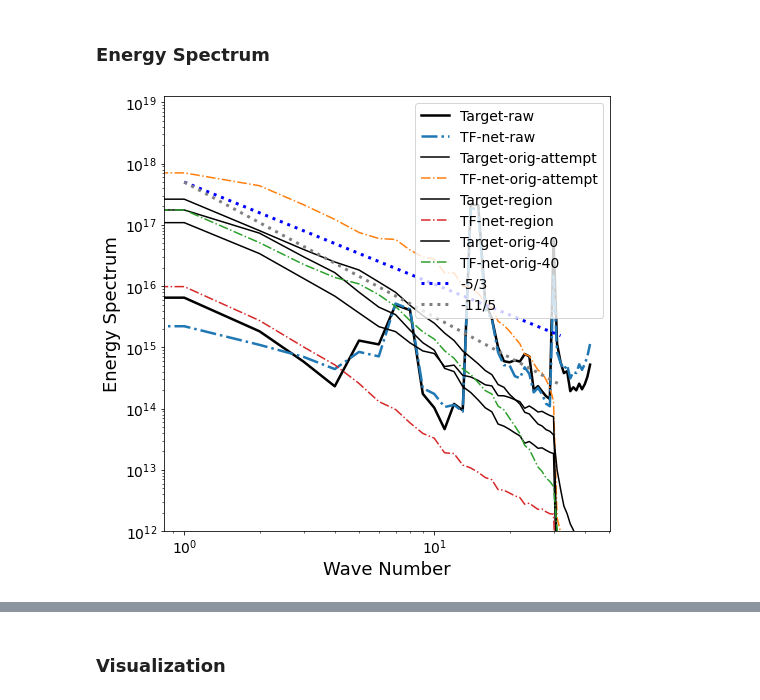
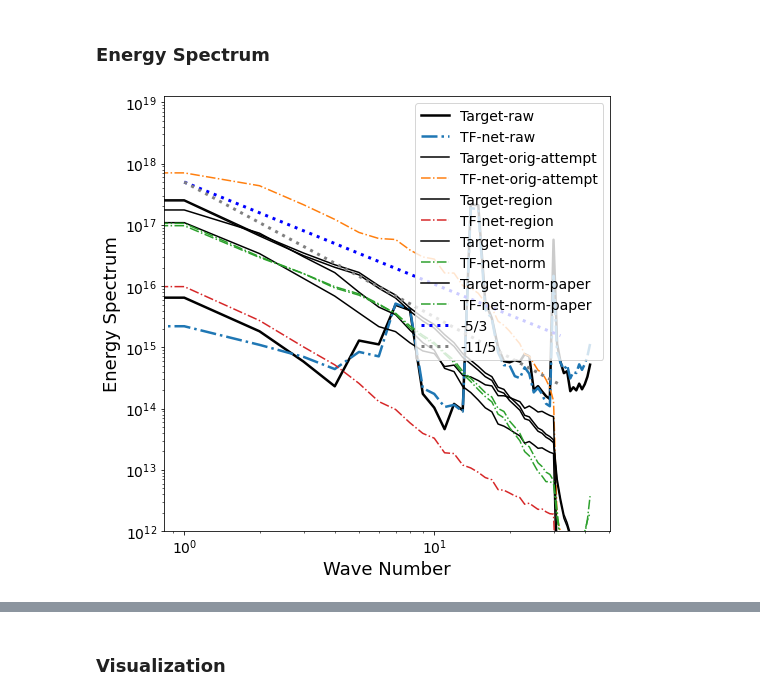
Before and after one commit to tailintalent/Turbulent-Flow-Nets, a Jupyter notebook: Evaluation/Evaluation-Raw.ipynb, the cells around one changed output, grey strips where cells are left out. Drawn from its saved outputs; the diff is of its cells as text; code cells hidden in the pictures.

```diff
--- a/Evaluation/Evaluation-Raw.ipynb
+++ b/Evaluation/Evaluation-Raw.ipynb
@@ -30,7 +30,11 @@ results = torch.load("results.pt")
 orig_attempt = torch.load("orig_exp_1860_stack_120.pt")
 region = torch.load("stack_by_region_results.pt")
 # Note that this one could only predict up to 40, since the time stack was only 60
-correct_stack_60 = torch.load('orig_stack_60_results.pt')
+#correct_stack_60 = torch.load('orig_stack_60_results.pt')
+
+# These experiments were run on normalized images
+norm_100 = torch.load('orig_normalized_100_results.pt')
+orig_norm_100 = torch.load('orig_100_norm_paper_result.pt')
 print(f'device: {device}')
 results.keys()
 # %% [output]
@@ -38,6 +42,6 @@ device: cuda:3
 dict_keys(['preds', 'trues', 'loss_curve'])
 # %%
-colors = ["k", "tab:orange", "tab:blue", "tab:red", "tab:green", "tab:purple", "tab:brown", "tab:grey", "tab:pink"]
+colors = ["k", "tab:orange", "tab:blue", "tab:red", "tab:green", "tab:purple", "tab:brown", "tab:grey", "tab:pink", "tab:orange"]
 title = ["Target", "Con TF-net", "TF-net", "U_net",  "GAN",  "ResNet", "ConvLSTM",  "SST",  "DHPM"]#"U_con",
 markers = ['o',  "H", 'v', "*", "X", "d", "P",'s', "^"]
 # %%
@@ -47,11 +51,13 @@ stds = 4522.7046
 # preds = [gan["trues"]*stds+avg, tf_con["preds"]*stds+avg, tf["preds"]*stds+avg, u["preds"]*stds+avg,  gan["preds"]*stds+avg,cnn["preds"]*stds+avg, convlstm["preds"]*stds+avg, sst["preds"]*stds+avg, dhpm["preds"]*stds+avg]
 preds = [results["trues"], results["preds"], orig_attempt["trues"][:357],
          orig_attempt["preds"][:357], region["trues"][:287], region["preds"][:287],
-        correct_stack_60["trues"][:1785], correct_stack_60["preds"][:1785]]
+        norm_100["trues"][:1596]*stds+avg, norm_100["preds"][:1596]*stds+avg,
+         orig_norm_100["trues"][:1596]*stds+avg, orig_norm_100["preds"][:1596]*stds+avg]
 print(preds[0].shape)
 print(preds[2].shape)
 print(preds[4].shape)
 print(preds[6].shape)
+print(preds[8].shape)
 # %% [output]
 (1, 60, 2, 256, 1792)
 (357, 60, 2, 64, 64)
@@ -133,12 +142,12 @@ def TKE_mean(tensor):
     return tke_mean
 # %%
 # the first dimension needs to be a multiple of 7 to work with inverse_seqs
-tkes = [TKE_mean(preds[i]) for i in range(8)]
+tkes = [TKE_mean(preds[i]) for i in range(10)]
 # title = ["Target","Con TF-net", "TF-net", "U_net",  "GAN",  "ResNet", "ConvLSTM",  "SST",  "DHPM"]
 title = ["Target-raw", "TF-net-raw", "Target-orig-attempt", "TF-net-orig-attempt", "Target-region", "TF-net-region",
-        "Target-orig-40", "TF-net-orig-40"]
+        "Target-norm", "TF-net-norm", "Target-norm-paper", "TF-net-norm-paper"]
 fig=plt.figure(figsize=(15, 5))
-columns = 8
+columns = 10
 rows = 1
 for i in range(columns):
     fig.add_subplot(rows, columns, i+1)
@@ -220,6 +251,11 @@ def inverse_seqs(tensor):
     tensor = tensor[:,:,:,:,:64]
     tensor = tensor.transpose(0,2,1,3,4)
     return tensor
+
+preds = [results["trues"], results["preds"], orig_attempt["trues"][:357],
+         orig_attempt["preds"][:357], region["trues"][:287], region["preds"][:287],
+        norm_100["trues"][:1596]*stds+avg, norm_100["preds"][:1596]*stds+avg,
+         orig_norm_100["trues"][:1596]*stds+avg, orig_norm_100["preds"][:1596]*stds+avg]
 
 fig=plt.figure(figsize=(8, 8))
 spec_mean, spec_stds = spectrum_band(preds[0])
@@ -241,34 +277,40 @@ plt.plot(x_idx, spec_mean[x_idx], label = title[4], linewidth = 1.5, color = "k"
 spec_mean, spec_stds = spectrum_band(preds[5])
 plt.plot(x_idx, spec_mean[x_idx], label = title[5],linewidth = 1.5, color = colors[3], linestyle='-.' )
 
 spec_mean, spec_stds = spectrum_band(preds[6])
 plt.plot(x_idx, spec_mean[x_idx], label = title[6], linewidth = 1.5, color = "k")
 
 spec_mean, spec_stds = spectrum_band(preds[7])
 plt.plot(x_idx, spec_mean[x_idx], label = title[7],linewidth = 1.5, color = colors[4], linestyle='-.' )
 
+spec_mean, spec_stds = spectrum_band(preds[8])
+plt.plot(x_idx, spec_mean[x_idx], label = title[8], linewidth = 1.5, color = "k")
+
+spec_mean, spec_stds = spectrum_band(preds[9])
+plt.plot(x_idx, spec_mean[x_idx], label = title[9],linewidth = 1.5, color = colors[4], linestyle='-.' )
+
 plt.xticks(fontsize=14)
 plt.yticks(fontsize=14)
 
 plt.yscale("log")
 plt.xscale("log")
 x_idx = np.linspace(0,5,100)
 x = 2**x_idx
 y = 2**(-5*x_idx/3 + np.log2(5*10e16))
 plt.plot(x, y, ':b', label='-5/3',linewidth = 3)
 
 x_idx = np.linspace(0,5,100)
 x = 2**x_idx
 y = 2**(-11*x_idx/5 + np.log2(5*10e16))
 plt.plot(x, y, ':', label='-11/5',linewidth = 3, color = "grey")
 
 plt.legend(fontsize=14, loc = 1)
 plt.ylabel("Energy Spectrum", size = 18)
 plt.xlabel("Wave Number", size = 18)
 plt.ylim(10e11, )
 plt.savefig("spec_ci_entire.png", dpi = 400, bbox_inches = 'tight')
 # %% [output]
-[figure, old version]
+[figure, new version]
 # %%
 def inverse_seqs(tensor):
     tensor = tensor.reshape(-1,7, 60, 2, 64, 64)
```
Also changed, not shown: parts of 10 cells of this notebook, 3 other files.
